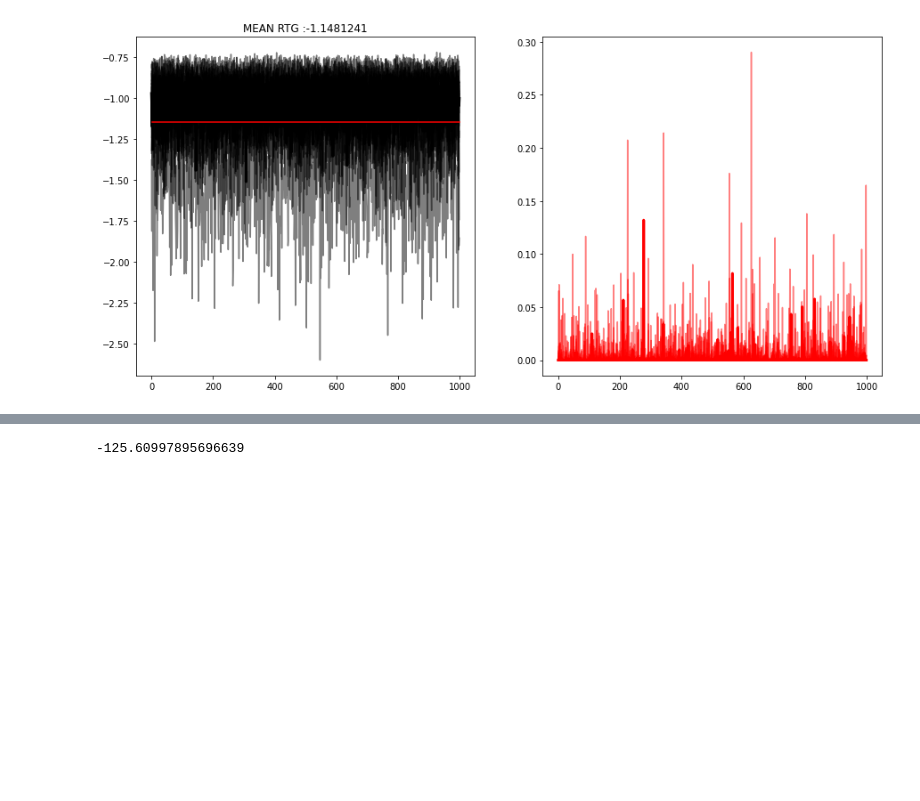
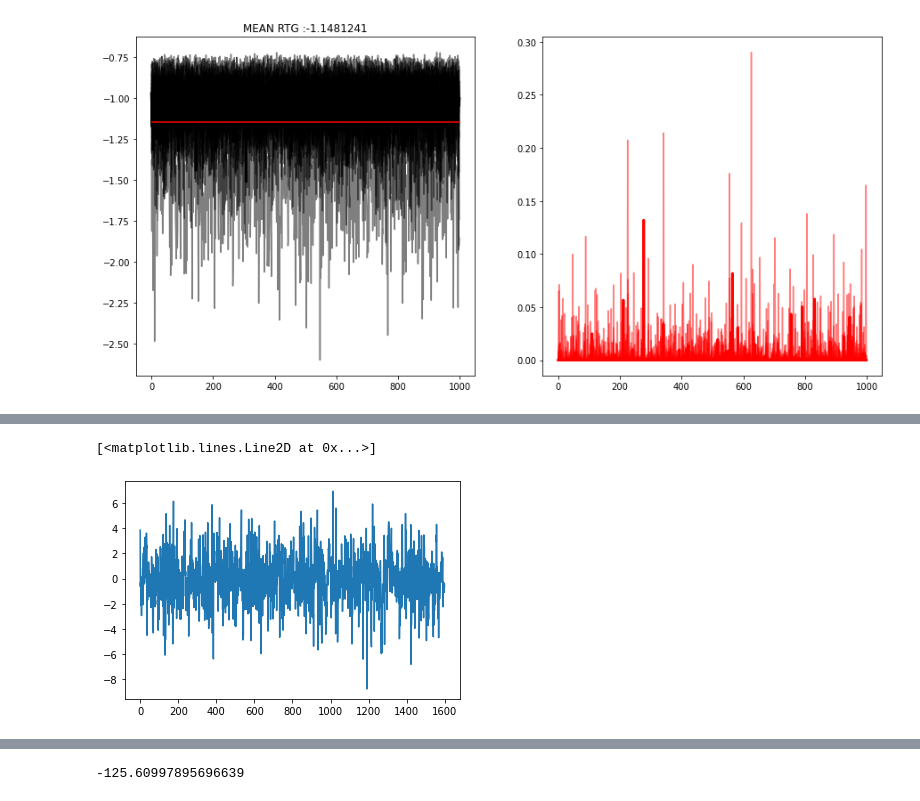
Before and after one commit to gdbmanu/VariationalRL, a Jupyter notebook: 200820-Bipedal-full-with-reward-DQN-Adam-KNN-PART-1000-HIDDEN-300-G99-BETA-100-PREC-1-retain-test-MULT-30-alpha-em4(****).ipynb, the cells around one changed output, grey strips where cells are left out. Drawn from its saved outputs; the diff is of its cells as text; code cells hidden in the pictures; blank space fills up the shorter version.

```diff
--- a/200820-Bipedal-full-with-reward-DQN-Adam-KNN-PART-1000-HIDDEN-300-G99-BETA-100-PREC-1-retain-test-MULT-30-alpha-em4(****).ipynb
+++ b/200820-Bipedal-full-with-reward-DQN-Adam-KNN-PART-1000-HIDDEN-300-G99-BETA-100-PREC-1-retain-test-MULT-30-alpha-em4(****).ipynb
@@ -301,0 +366,5 @@ plt.plot(trainer.reward_history)
+# %%
+plt.plot(liste_KL_sample-liste_KL_sample_3)
+# %% [output]
+[<matplotlib.lines.Line2D at 0x...>]
+[figure, added]
```
Also changed, not shown: parts of 14 cells of this notebook, 1 other file.
